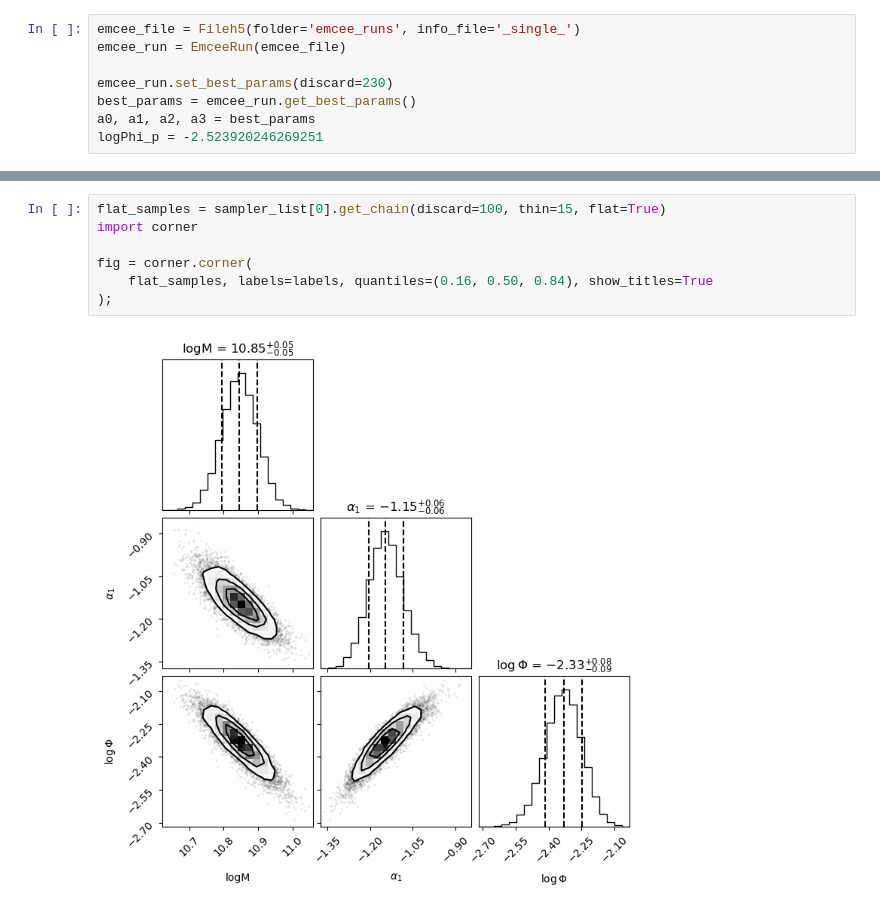
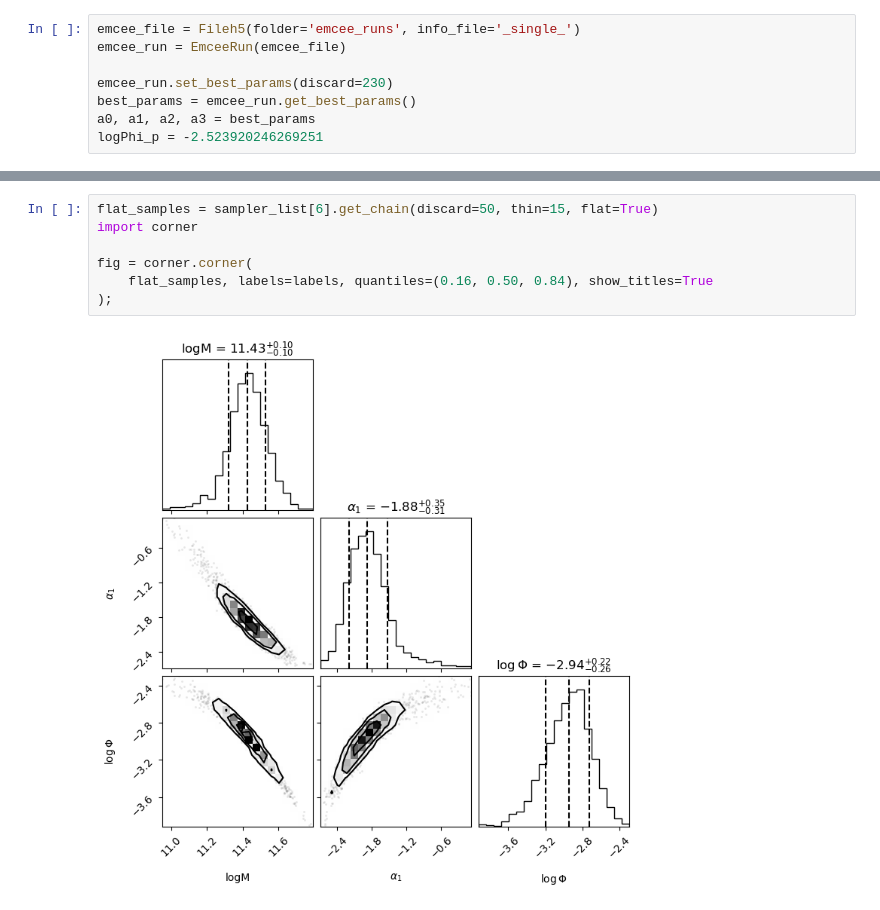
Before and after one commit to fedehope/zSMF, a Jupyter notebook: nb/jackknife.ipynb, the cells around one changed output, grey strips where cells are left out. Cells and saved outputs as stored; diff of their text form.

```diff
--- a/nb/jackknife.ipynb
+++ b/nb/jackknife.ipynb
@@ -285,12 +291,12 @@ axes[-1].set_xlabel("step number");
 # %%
-flat_samples = sampler_list[0].get_chain(discard=100, thin=15, flat=True)
+flat_samples = sampler_list[6].get_chain(discard=50, thin=15, flat=True)
 import corner
 
 fig = corner.corner(
     flat_samples, labels=labels, quantiles=(0.16, 0.50, 0.84), show_titles=True
 );
 # %% [output]
-[figure, old version]
+[figure, new version]
 # %%
 plt.hist(flat_samples_list[6][:,0], bins=50)
 plt.show()
```
Also changed, not shown: parts of 23 cells of this notebook.
